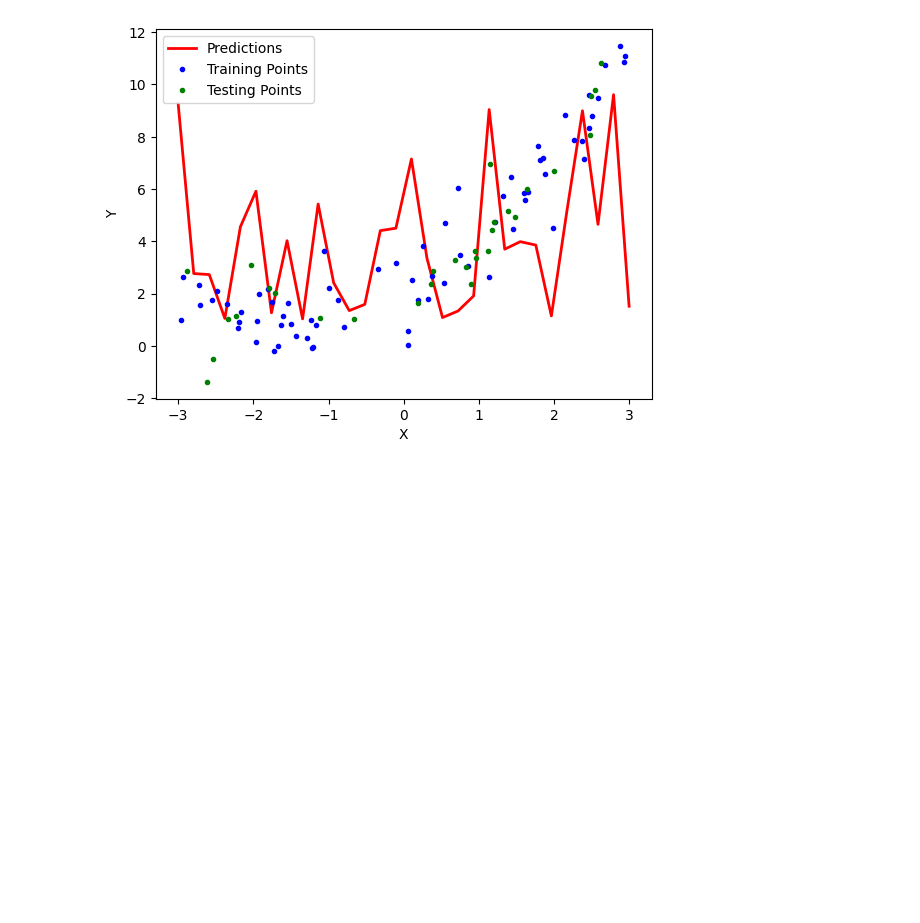
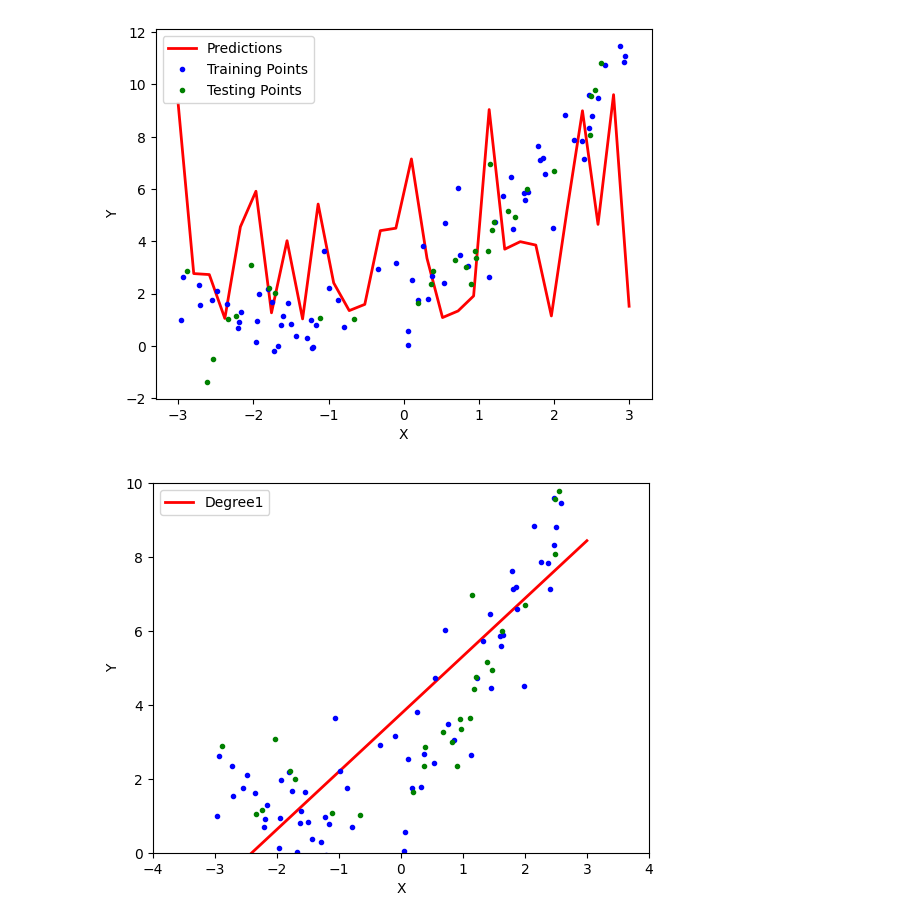
Before and after one commit to hrishabhxcode/Machine-Learning, a Jupyter notebook: Polynomial_Regression.ipynb, the cells around one changed output. Cells and saved outputs as stored; diff of their text form; code cells hidden in the pictures; blank space fills up the shorter version.

```diff
--- a/Polynomial_Regression.ipynb
+++ b/Polynomial_Regression.ipynb
@@ -163,0 +166,24 @@ plt.show()
+# %%
+def poly_reg(degree):
+  x_new = np.linspace(-3,3,200).reshape(200,1)
+
+  poly_features = PolynomialFeatures(degree = degree , include_bias = True)
+  lin_reg = LinearRegression()
+  poly_reg = Pipeline([("poly_features" , poly_features) , ("lin_reg" , lin_reg)])
+  poly_reg.fit(x_train , y_train)
+  y_pred_new = poly_reg.predict(x_new)
+
+  ## Plotting Prediction Line
+  plt.plot(x_new , y_pred_new , "r-" , linewidth = 2 , label = "Degree" + str(degree))
+  plt.plot(x_train , y_train , "b." , linewidth = 3)
+  plt.plot(x_test , y_test , "g." , linewidth = 3)
+
+  plt.legend(loc = "upper left")
+  plt.xlabel("X")
+  plt.ylabel("Y")
+  plt.axis([-4,4,0,10])
+  plt.show()
+# %%
+poly_reg(1)
+# %% [output]
+[figure, added]
```
Also changed, not shown: parts of 5 cells of this notebook.
